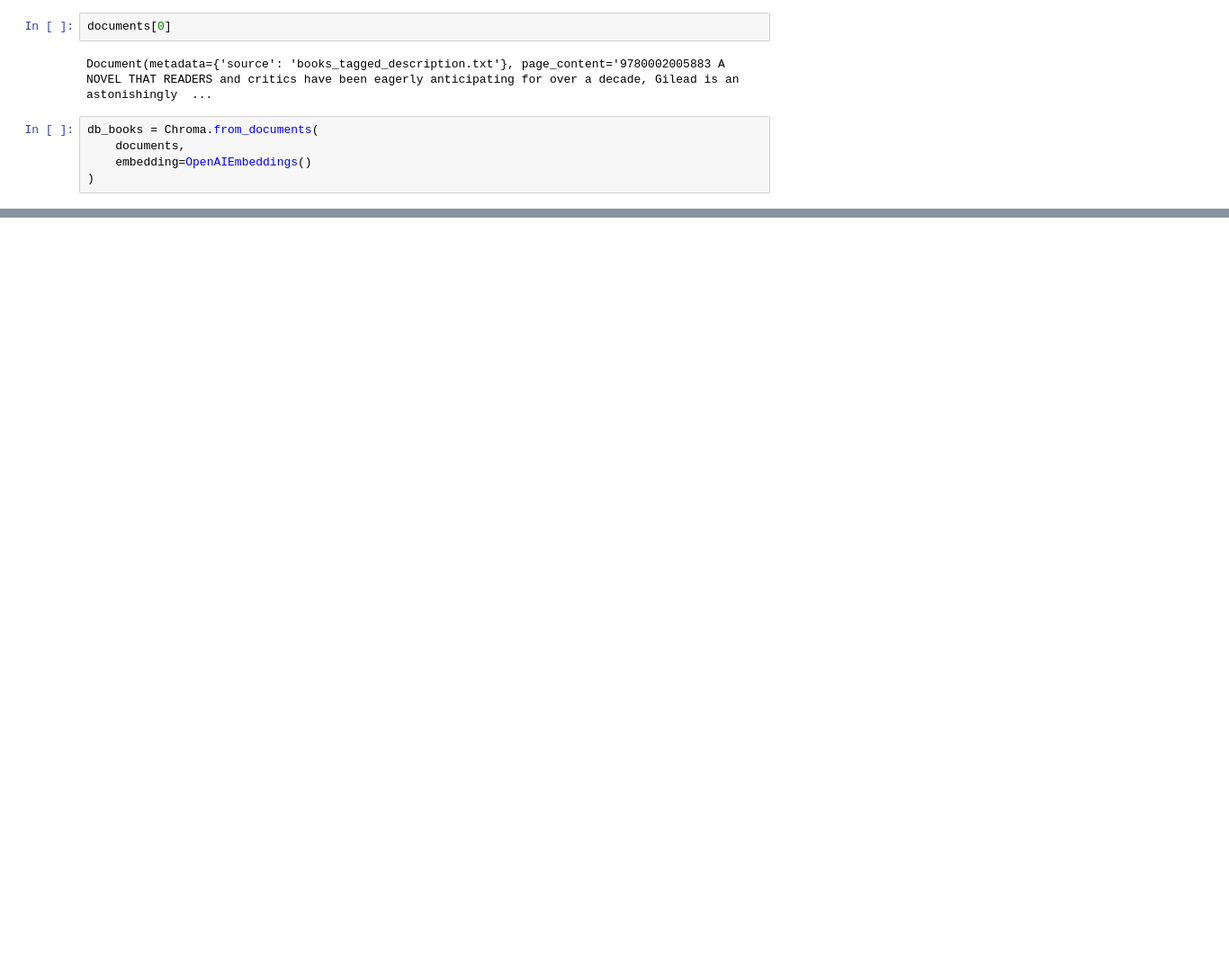
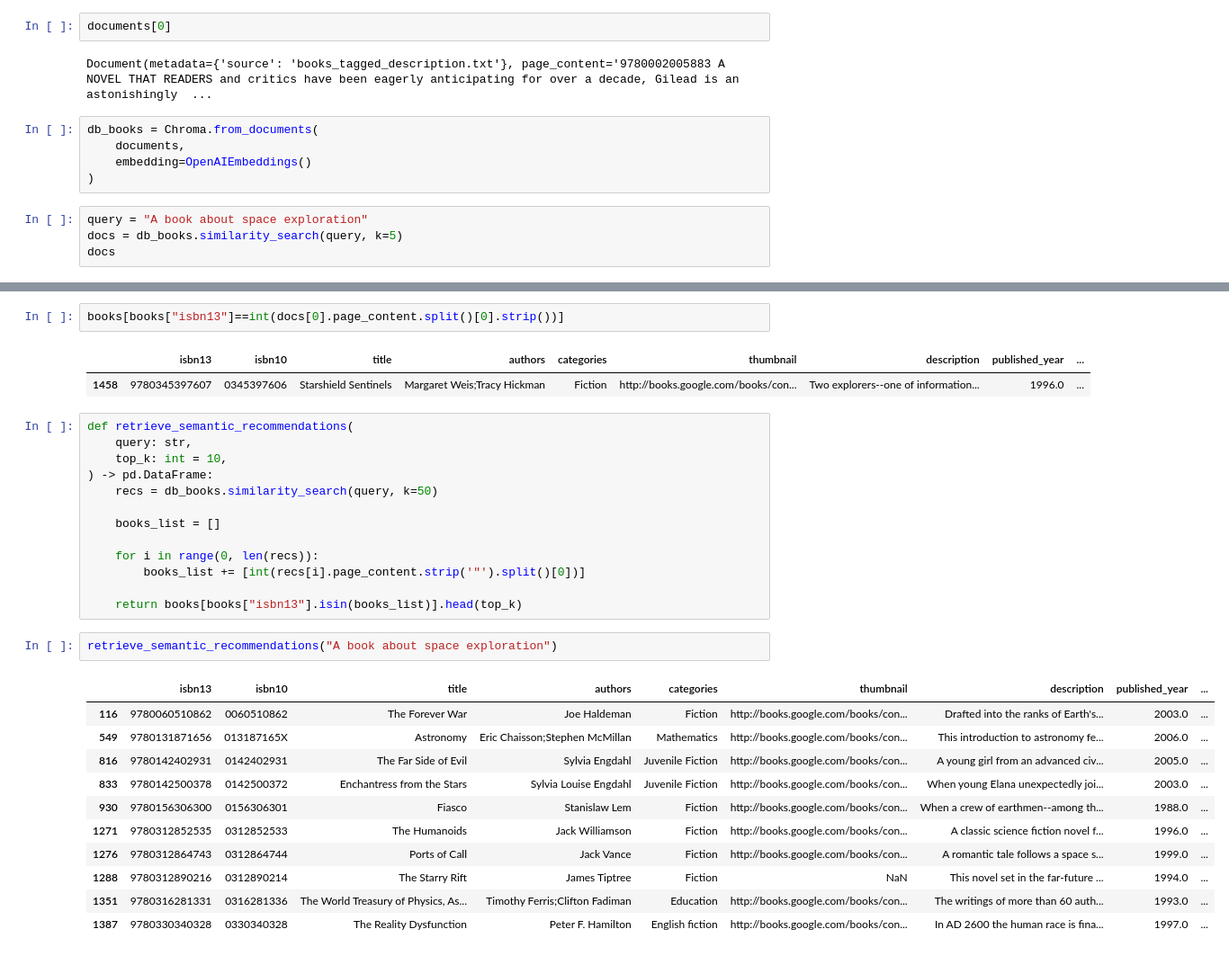
Before and after one commit to aaeekaayyyyyy/book-recommender, a Jupyter notebook: vector-search.ipynb, the cells around one changed output, grey strips where cells are left out. Shown: that part at 90% size. Saved outputs shown, nothing was run; the diff lists cells and outputs as text; blank space fills up the shorter version.

Commit message:
Getting book recommendations using vector search

```diff
--- a/vector-search.ipynb
+++ b/vector-search.ipynb
@@ -80,3 +80,7 @@ db_books = Chroma.from_documents(
     documents,
     embedding=OpenAIEmbeddings()
 )
+# %%
+query = "A book about space exploration"
+docs = db_books.similarity_search(query, k=5)
+docs
@@ -82,0 +93,32 @@ db_books = Chroma.from_documents(
+# %%
+books[books["isbn13"]==int(docs[0].page_content.split()[0].strip())]
+# %% [output]
+|  | isbn13 | isbn10 | title | authors | categories | thumbnail | description | published_year | ... |
+| 1458 | 9780345397607 | 0345397606 | Starshield Sentinels | Margaret Weis;Tracy Hickman | Fiction | http://books.google.com/books/con... | Two explorers--one of information... | 1996.0 | ... |
+# %%
+def retrieve_semantic_recommendations(
+    query: str,
+    top_k: int = 10,
+) -> pd.DataFrame:
+    recs = db_books.similarity_search(query, k=50)
+
+    books_list = []
+
+    for i in range(0, len(recs)):
+        books_list += [int(recs[i].page_content.strip('"').split()[0])]
+
+    return books[books["isbn13"].isin(books_list)].head(top_k)
+# %%
+retrieve_semantic_recommendations("A book about space exploration")
+# %% [output]
+|  | isbn13 | isbn10 | title | authors | categories | thumbnail | description | published_year | ... |
+| 116 | 9780060510862 | 0060510862 | The Forever War | Joe Haldeman | Fiction | http://books.google.com/books/con... | Drafted into the ranks of Earth's... | 2003.0 | ... |
+| 549 | 9780131871656 | 013187165X | Astronomy | Eric Chaisson;Stephen McMillan | Mathematics | http://books.google.com/books/con... | This introduction to astronomy fe... | 2006.0 | ... |
+| 816 | 9780142402931 | 0142402931 | The Far Side of Evil | Sylvia Engdahl | Juvenile Fiction | http://books.google.com/books/con... | A young girl from an advanced civ... | 2005.0 | ... |
+| 833 | 9780142500378 | 0142500372 | Enchantress from the Stars | Sylvia Louise Engdahl | Juvenile Fiction | http://books.google.com/books/con... | When young Elana unexpectedly joi... | 2003.0 | ... |
+| 930 | 9780156306300 | 0156306301 | Fiasco | Stanislaw Lem | Fiction | http://books.google.com/books/con... | When a crew of earthmen--among th... | 1988.0 | ... |
+| 1271 | 9780312852535 | 0312852533 | The Humanoids | Jack Williamson | Fiction | http://books.google.com/books/con... | A classic science fiction novel f... | 1996.0 | ... |
+| 1276 | 9780312864743 | 0312864744 | Ports of Call | Jack Vance | Fiction | http://books.google.com/books/con... | A romantic tale follows a space s... | 1999.0 | ... |
+| 1288 | 9780312890216 | 0312890214 | The Starry Rift | James Tiptree | Fiction | NaN | This novel set in the far-future ... | 1994.0 | ... |
+| 1351 | 9780316281331 | 0316281336 | The World Treasury of Physics, As... | Timothy Ferris;Clifton Fadiman | Education | http://books.google.com/books/con... | The writings of more than 60 auth... | 1993.0 | ... |
+| 1387 | 9780330340328 | 0330340328 | The Reality Dysfunction | Peter F. Hamilton | English fiction | http://books.google.com/books/con... | In AD 2600 the human race is fina... | 1997.0 | ... |
```
Also changed, not shown: parts of 1 cell of this notebook.
